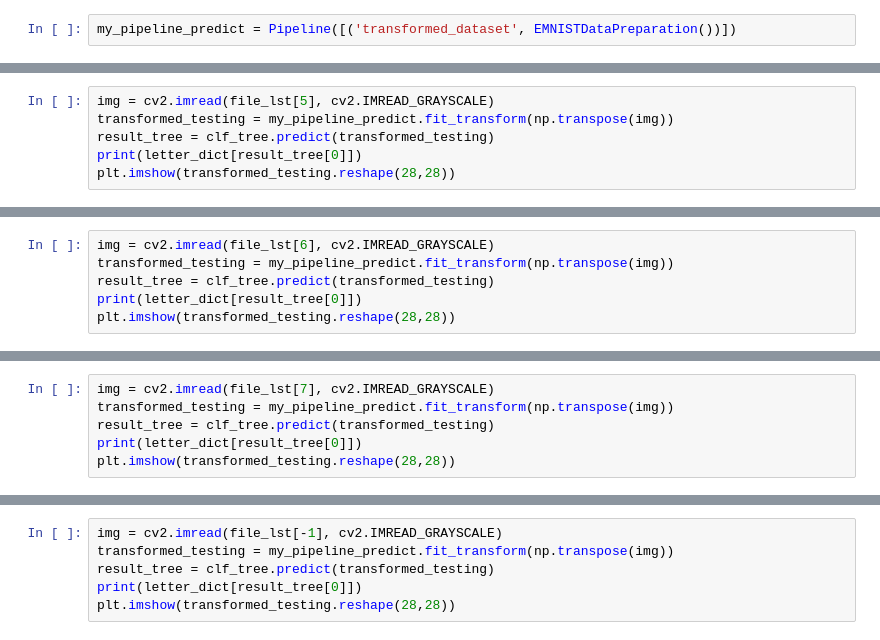
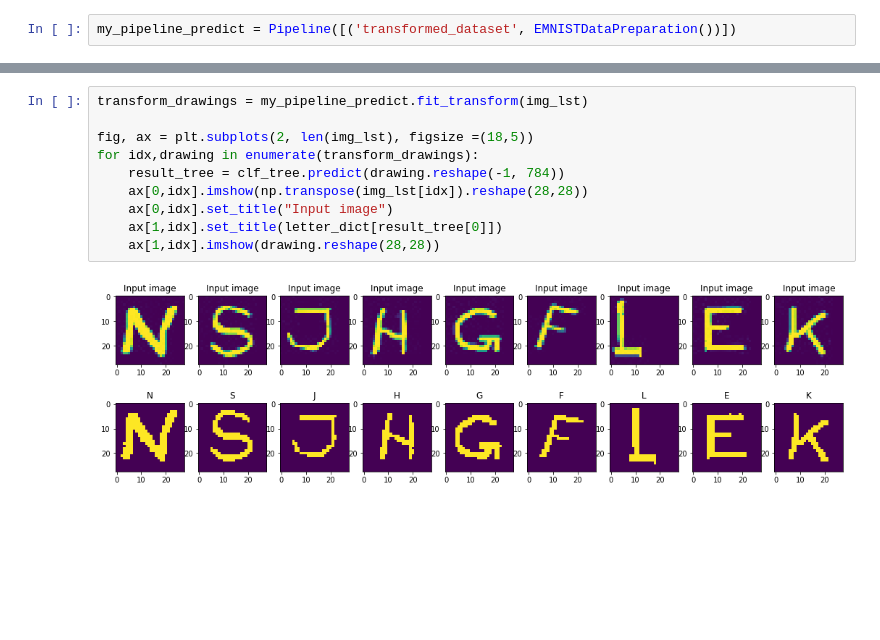
Before and after one commit to Jimmy-Nnilsson/mnist_portfolio, a Jupyter notebook: Pipeline_example/EMNIST_RandomF.ipynb, the cells around one changed output, grey strips where cells are left out. Cells and saved outputs as stored; diff of their text form; blank space fills up the shorter version.

```diff
--- a/Pipeline_example/EMNIST_RandomF.ipynb
+++ b/Pipeline_example/EMNIST_RandomF.ipynb
@@ -290,6 +250,0 @@ G
-# %%
-img = cv2.imread(file_lst[5], cv2.IMREAD_GRAYSCALE)
-transformed_testing = my_pipeline_predict.fit_transform(np.transpose(img))
-result_tree = clf_tree.predict(transformed_testing)
-print(letter_dict[result_tree[0]])
-plt.imshow(transformed_testing.reshape(28,28))
@@ -300,6 +250,0 @@ F
-# %%
-img = cv2.imread(file_lst[6], cv2.IMREAD_GRAYSCALE)
-transformed_testing = my_pipeline_predict.fit_transform(np.transpose(img))
-result_tree = clf_tree.predict(transformed_testing)
-print(letter_dict[result_tree[0]])
-plt.imshow(transformed_testing.reshape(28,28))
@@ -310,6 +250,0 @@ L
-# %%
-img = cv2.imread(file_lst[7], cv2.IMREAD_GRAYSCALE)
-transformed_testing = my_pipeline_predict.fit_transform(np.transpose(img))
-result_tree = clf_tree.predict(transformed_testing)
-print(letter_dict[result_tree[0]])
-plt.imshow(transformed_testing.reshape(28,28))
@@ -320,6 +251,12 @@ E
-# %%
-img = cv2.imread(file_lst[-1], cv2.IMREAD_GRAYSCALE)
-transformed_testing = my_pipeline_predict.fit_transform(np.transpose(img))
-result_tree = clf_tree.predict(transformed_testing)
-print(letter_dict[result_tree[0]])
-plt.imshow(transformed_testing.reshape(28,28))
+# %%
+transform_drawings = my_pipeline_predict.fit_transform(img_lst)
+
+fig, ax = plt.subplots(2, len(img_lst), figsize =(18,5))
+for idx,drawing in enumerate(transform_drawings):
+    result_tree = clf_tree.predict(drawing.reshape(-1, 784))
+    ax[0,idx].imshow(np.transpose(img_lst[idx]).reshape(28,28))
+    ax[0,idx].set_title("Input image")
+    ax[1,idx].set_title(letter_dict[result_tree[0]])
+    ax[1,idx].imshow(drawing.reshape(28,28))
+# %% [output]
+[figure, added]
```
Also changed, not shown: parts of 8 cells of this notebook.
